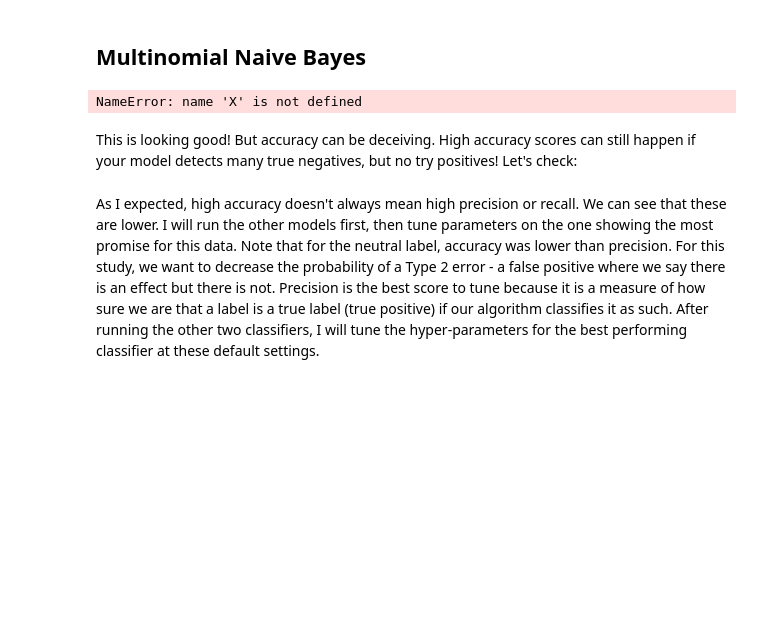
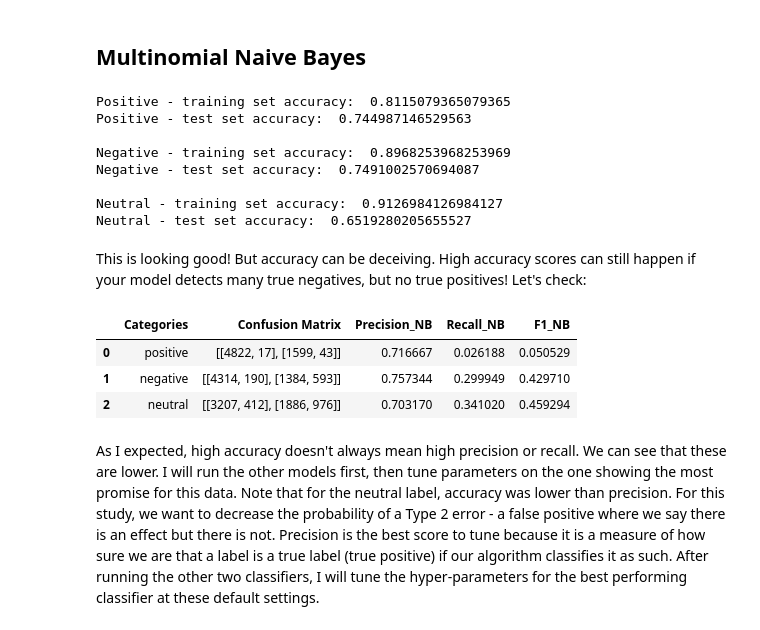
Before and after one commit to ValeryLynn/National-Patterns-in-Race-Tweets, a Jupyter notebook: VLynn_racial_tweets_training.ipynb, the cells around one changed output. Drawn from its saved outputs; the diff is of its cells as text; code cells hidden in the pictures; blank space fills up the shorter version.

```diff
--- a/VLynn_racial_tweets_training.ipynb
+++ b/VLynn_racial_tweets_training.ipynb
@@ -115,11 +125,6 @@ def make_xy_neut(df, vectorizer=None):
 # %% [markdown]
 ## Multinomial Naive Bayes
 # %%
-vectorizer = CountVectorizer(stop_words='english',binary=False,max_df=50,
-                                     min_df=1,strip_accents='unicode',max_features=200)
-X = vectorizer.fit_transform(df_train.tweet)
-
-
 from sklearn.naive_bayes import MultinomialNB
 from sklearn.model_selection import train_test_split
 
@@ -159,43 +164,55 @@ test_accuracy_neut = clf_NB.score(X_test, y_test)
 print("Neutral - training set accuracy: ", train_accuracy_neut)
 print("Neutral - test set accuracy: ", test_accuracy_neut)
 # %% [output]
-NameError: name 'X' is not defined
+Positive - training set accuracy:  0.8115079365079365
+Positive - test set accuracy:  0.744987146529563
+
+Negative - training set accuracy:  0.8968253968253969
+Negative - test set accuracy:  0.7491002570694087
+
+Neutral - training set accuracy:  0.9126984126984127
+Neutral - test set accuracy:  0.6519280205655527
 # %% [markdown]
-This is looking good! But accuracy can be deceiving. High accuracy scores can still happen if your model detects many true negatives, but no try positives! Let's check:
+This is looking good! But accuracy can be deceiving. High accuracy scores can still happen if your model detects many true negatives, but no true positives! Let's check:
 # %%
 from sklearn.metrics import confusion_matrix
 from sklearn.model_selection import cross_val_predict
 from sklearn.metrics import precision_score, recall_score, f1_score
 
 
 #Prediciton with NB
 conmatrxNB = []
 precisionNB = []
 recallNB = []
 f1NB = []
 
 
 for category in categories:
 
     y_train_pred = cross_val_predict(clf_NB, X, df_train[category], cv=5)
 
     cmNB = confusion_matrix(df_train[category], y_train_pred)
     conmatrxNB.append(cmNB)
     precNB = precision_score(df_train[category], y_train_pred)
     precisionNB.append(precNB)
     recNB = recall_score(df_train[category], y_train_pred)
     recallNB.append(recNB)
     fNB = f1_score(df_train[category], y_train_pred)
     f1NB.append(fNB)
 
 
-dictNB = {'Categories':categories, 'Confusion Matrix':conmatrxNB, 'Precision_NB':precisionNB, 'Recall':recallNB, 'F1':f1NB}
+dictNB = {'Categories':categories, 'Confusion Matrix':conmatrxNB, 'Precision_NB':precisionNB, 'Recall_NB':recallNB, 'F1_NB':f1NB}
 df_NB = pd.DataFrame(dictNB)
 #df_NB.to_csv('Results_NB_tweets.csv')
 
 df_NB_tweets = df_NB[df_NB['Precision_NB'] >= 0]
 
 df_NB_tweets
+# %% [output]
+|  | Categories | Confusion Matrix | Precision_NB | Recall_NB | F1_NB |
+| 0 | positive | [[4822, 17], [1599, 43]] | 0.716667 | 0.026188 | 0.050529 |
+| 1 | negative | [[4314, 190], [1384, 593]] | 0.757344 | 0.299949 | 0.429710 |
+| 2 | neutral | [[3207, 412], [1886, 976]] | 0.703170 | 0.341020 | 0.459294 |
 # %% [markdown]
 As I expected, high accuracy doesn't always mean high precision or recall. We can see that these are lower. I will run the other models first, then tune parameters on the one showing the most promise for this data. Note that for the neutral label, accuracy was lower than precision. For this study, we want to decrease the probability of a Type 2 error - a false positive where we say there is an effect but there is not. Precision is the best score to tune because it is a measure of how sure we are that a label is a true label (true positive) if our algorithm classifies it as such. After running the other two classifiers, I will tune the hyper-parameters for the best performing classifier at these default settings.
 # %% [markdown]
```
Also changed, not shown: parts of 27 cells of this notebook.
